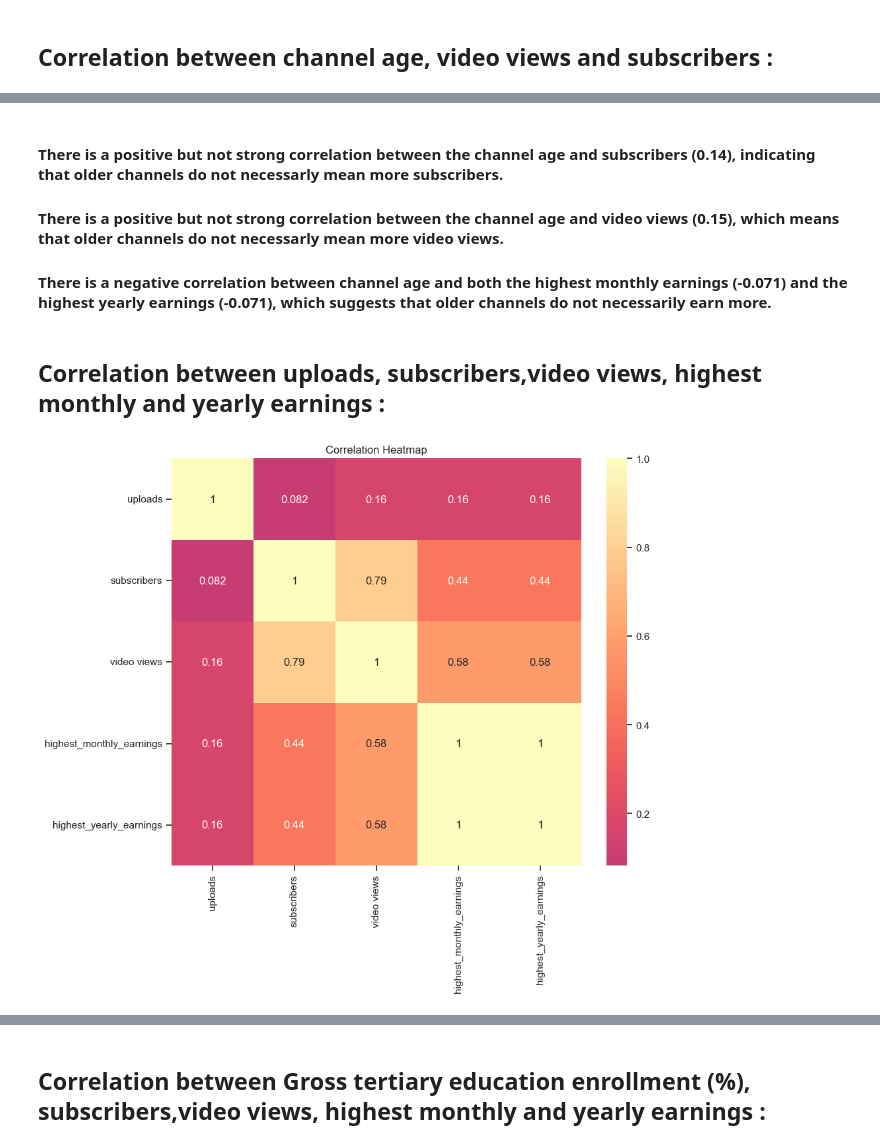
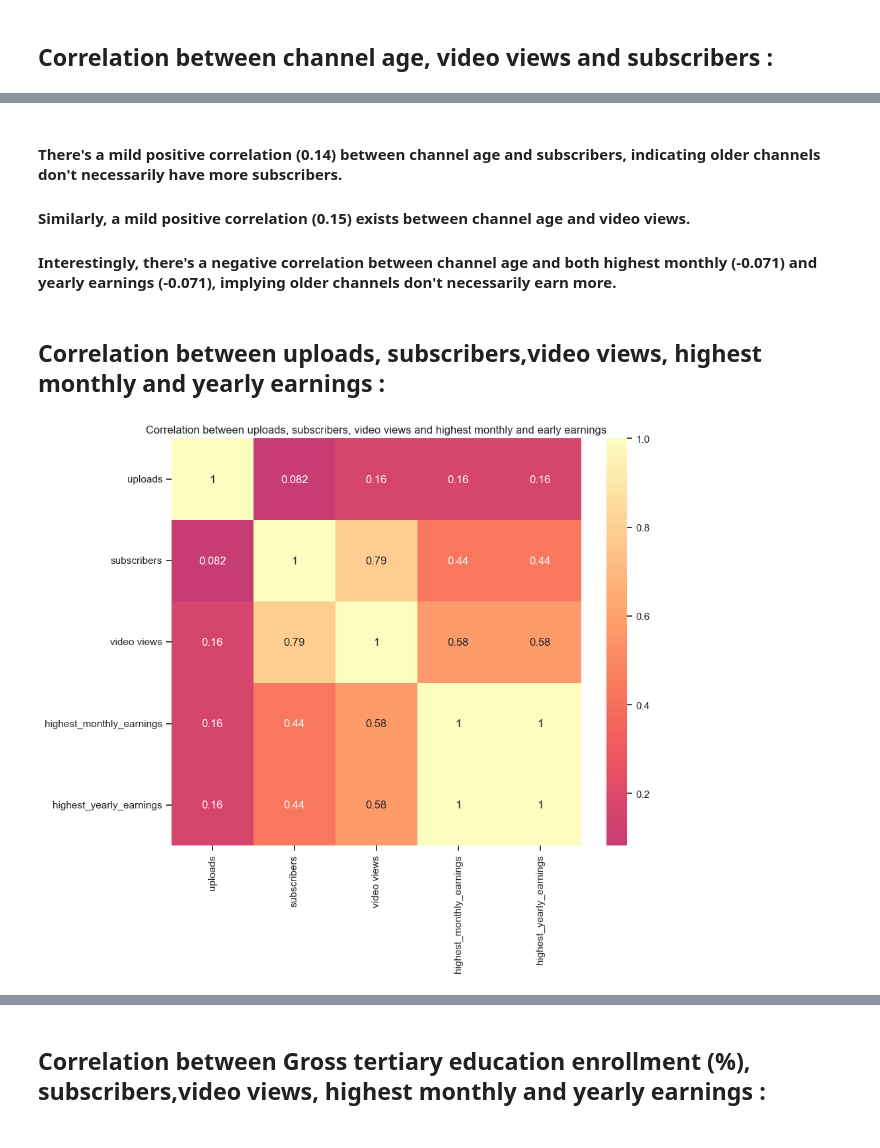
Before and after one commit to ImaneMdn/Youtube-EDA-, a Jupyter notebook: youtubeeda.ipynb, the cells around one changed output, grey strips where cells are left out. Saved outputs shown, nothing was run; the diff lists cells and outputs as text; code cells hidden in the pictures.

```diff
--- a/youtubeeda.ipynb
+++ b/youtubeeda.ipynb
@@ -758,19 +761,19 @@ plt.show()
 # %% [markdown]
-#### There is a positive but not strong correlation between the channel age and subscribers (0.14), indicating that older channels do not necessarly mean more subscribers.
-#### There is a positive but not strong correlation between the channel age and video views (0.15), which means that older channels do not necessarly mean more video views.
-#### There is a negative correlation between channel age and both the highest monthly earnings (-0.071) and the highest yearly earnings (-0.071), which suggests that older channels do not necessarily earn more.
+#### There's a mild positive correlation (0.14) between channel age and subscribers, indicating older channels don't necessarily have more subscribers.
+#### Similarly, a mild positive correlation (0.15) exists between channel age and video views.
+#### Interestingly, there's a negative correlation between channel age and both highest monthly (-0.071) and yearly earnings (-0.071), implying older channels don't necessarily earn more.
 # %% [markdown]
 ## Correlation between uploads, subscribers,video views, highest monthly and yearly earnings :
 # %%
 columns_for_correlation = ['uploads', 'subscribers', 'video views', 'highest_monthly_earnings', 'highest_yearly_earnings']
 
 
 correlation_matrix = df[columns_for_correlation].corr()
 
 plt.figure(figsize=(10, 8))
 sns.heatmap(correlation_matrix, annot=True, cmap='magma', center=0)
-plt.title('Correlation Heatmap')
+plt.title('Correlation between uploads, subscribers, video views and highest monthly and early earnings')
 plt.show()
 # %% [output]
-[figure, old version]
+[figure, new version]
 # %% [markdown]
```
Also changed, not shown: parts of 33 cells of this notebook.
